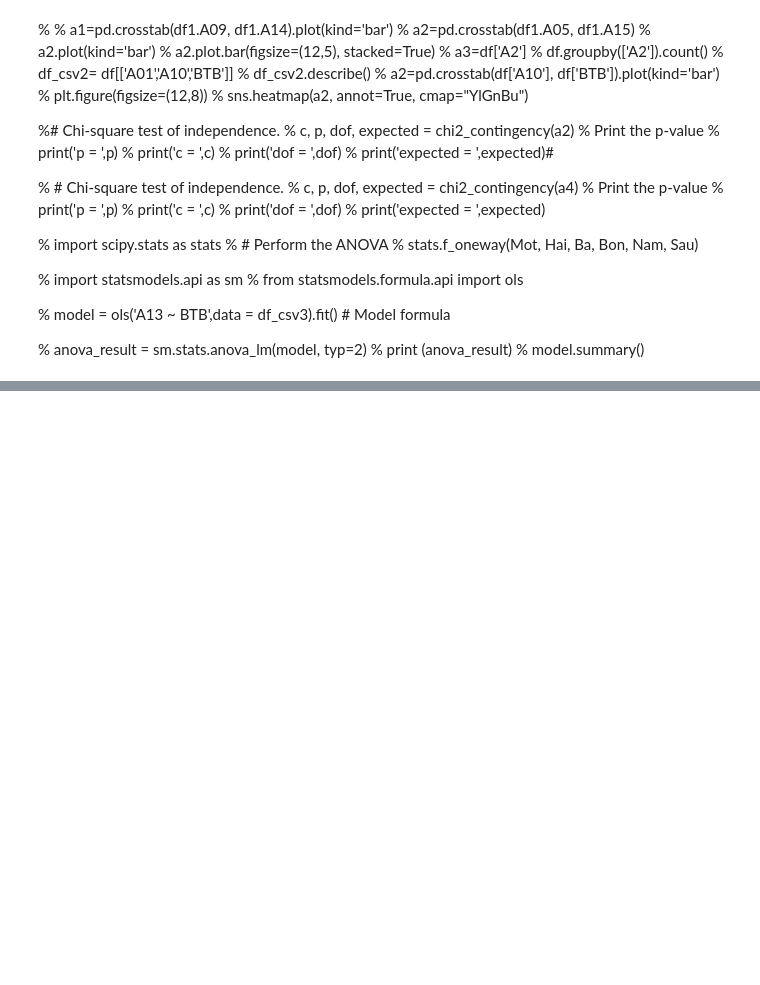
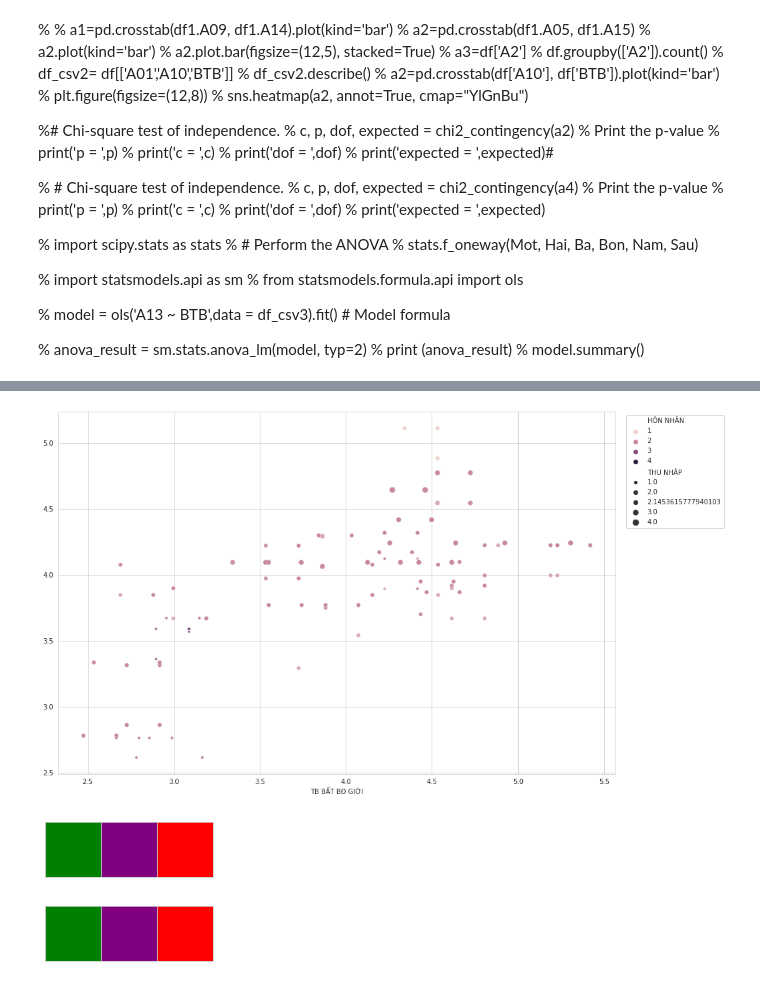
Before and after one commit to sonpvs/data-science, a Jupyter notebook: phantich.ipynb, the cells around one changed output, grey strips where cells are left out. Saved outputs shown, nothing was run; the diff lists cells and outputs as text; code cells hidden in the pictures; blank space fills up the shorter version.

```diff
--- a/phantich.ipynb
+++ b/phantich.ipynb
@@ -394,0 +504,11 @@ plt.show()
+# %%
+# Change default palette
+#sns.set_palette('rainbow')
+sns.set_style("whitegrid")
+plt.figure(figsize=(15, 10))
+sns.set_palette(['green', 'purple', 'red'])
+#sns.color_palette("rocket_r", as_cmap=True)
+sns.scatterplot(data=df02, x=test_Y, y=test_pred_Y, alpha=0.7, hue='HÔN NHÂN', size='THU NHẬP')
+plt.legend(loc='upper right', bbox_to_anchor=(1.2, 1));
+# %% [output]
+[figure, added]
@@ -394,0 +517,9 @@ plt.show()
+# %%
+sns.palplot(current_palette)
+plt.show()
+# %% [output]
+[figure, added]
+# %%
+sns.palplot(sns.color_palette())
+# %% [output]
+[figure, added]
```
Also changed, not shown: parts of 18 cells of this notebook.
